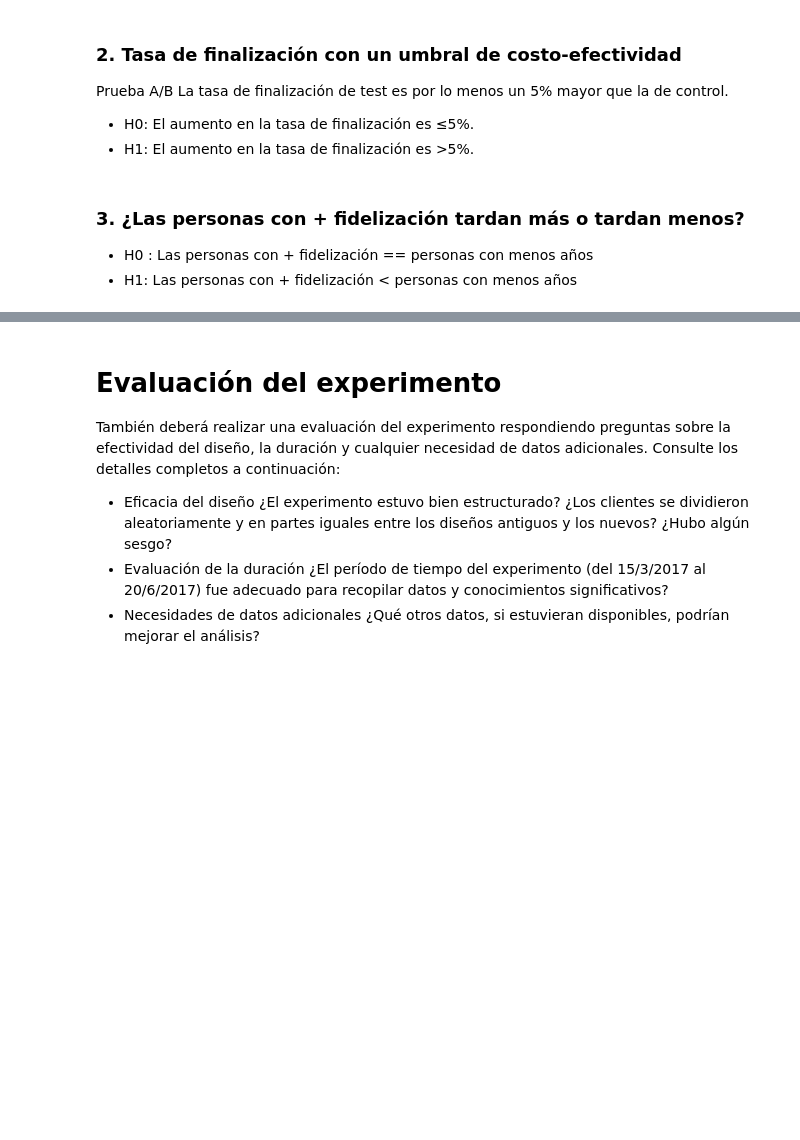
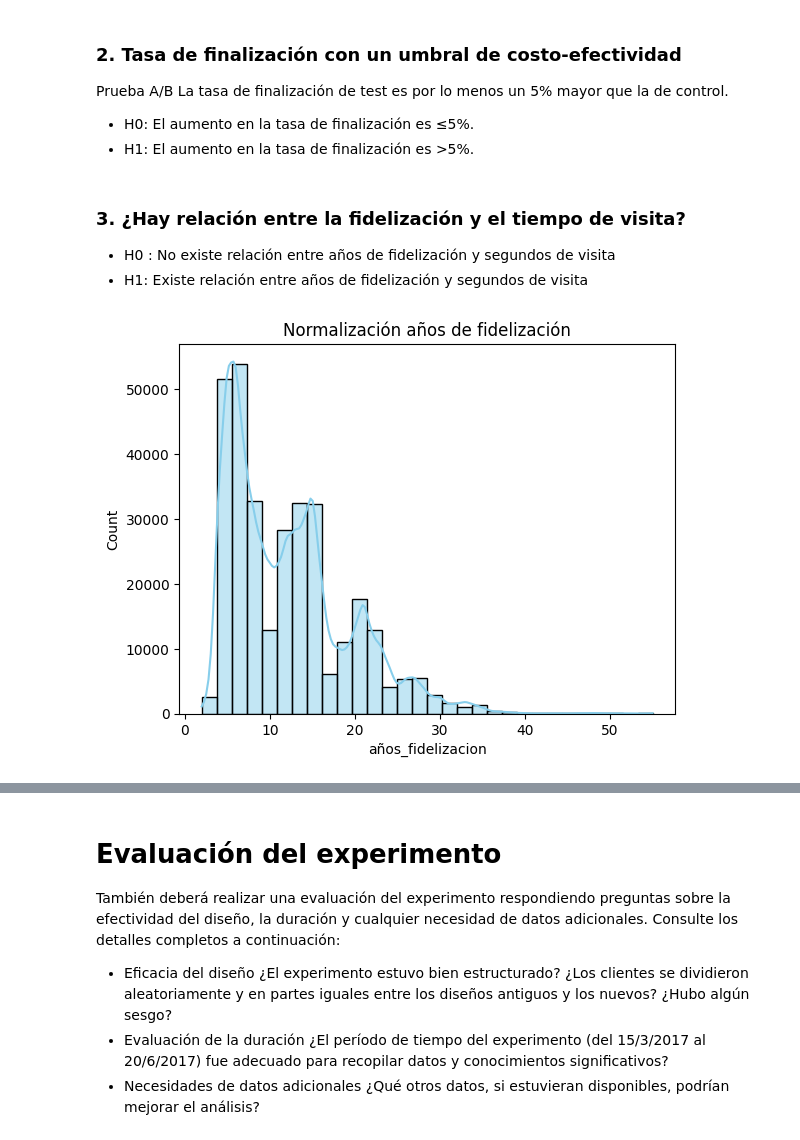
Before and after one commit to carmamenriosrodriguez/proyecto-5-, a Jupyter notebook: Proyecto.ipynb, the cells around one changed output, grey strips where cells are left out. Cells and saved outputs as stored; diff of their text form; code cells hidden in the pictures; blank space fills up the shorter version.

```diff
--- a/Proyecto.ipynb
+++ b/Proyecto.ipynb
@@ -1373,6 +1444,13 @@ La tasa de finalización de test es por lo menos un 5% mayor que la de control.
 * H0: El aumento en la tasa de finalización es ≤5%.
 * H1: El aumento en la tasa de finalización es >5%.
 # %% [markdown]
-### 3. ¿Las personas con + fidelización tardan más o tardan menos?
-* H0 : Las personas con + fidelización == personas con menos años
-* H1: Las personas con + fidelización < personas con menos años
+### 3. ¿Hay relación entre la fidelización y el tiempo de visita?
+* H0 : No existe relación entre años de fidelización y segundos de visita
+* H1: Existe relación entre años de fidelización y segundos de visita
+# %%
+## Comprobamos valores normales de 'años de fidelización' y los valores normales de 'segundos visita'
+sns.histplot(df_final['años_fidelizacion'], kde=True, bins=30, color="skyblue")
+plt.title('Normalización años de fidelización')
+plt.show()
+# %% [output]
+[figure, added]
```
Also changed, not shown: parts of 44 cells of this notebook.
